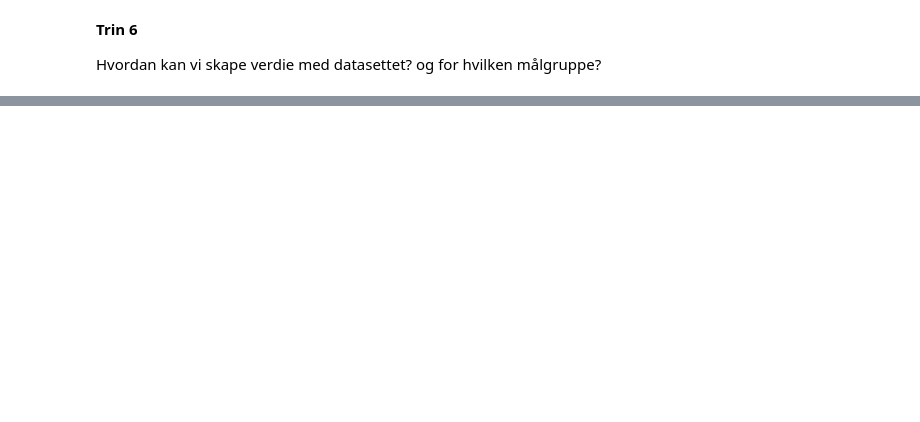
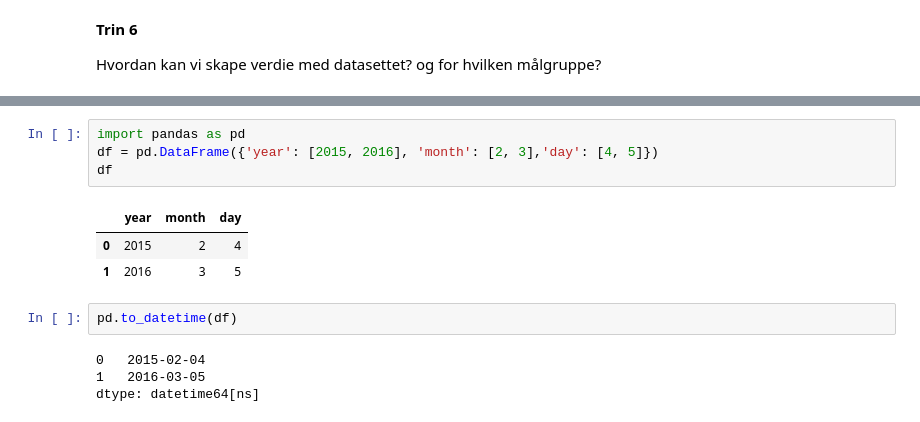
Before and after one commit to Digitaldriftsledelse/Driftsledelse, a Jupyter notebook: IND210/Data/1_Portfolio problematik_1_3_Tidsserier.ipynb, the cells around one changed output, grey strips where cells are left out. Saved outputs shown, nothing was run; the diff lists cells and outputs as text; blank space fills up the shorter version.

```diff
--- a/IND210/Data/1_Portfolio problematik_1_3_Tidsserier.ipynb
+++ b/IND210/Data/1_Portfolio problematik_1_3_Tidsserier.ipynb
@@ -266,0 +499,14 @@ Hvordan kan vi skape verdie med datasettet? og for hvilken målgruppe?
+# %%
+import pandas as pd
+df = pd.DataFrame({'year': [2015, 2016], 'month': [2, 3],'day': [4, 5]})
+df
+# %% [output]
+|  | year | month | day |
+| 0 | 2015 | 2 | 4 |
+| 1 | 2016 | 3 | 5 |
+# %%
+pd.to_datetime(df)
+# %% [output]
+0   2015-02-04
+1   2016-03-05
+dtype: datetime64[ns]
```
Also changed, not shown: parts of 64 cells of this notebook.
